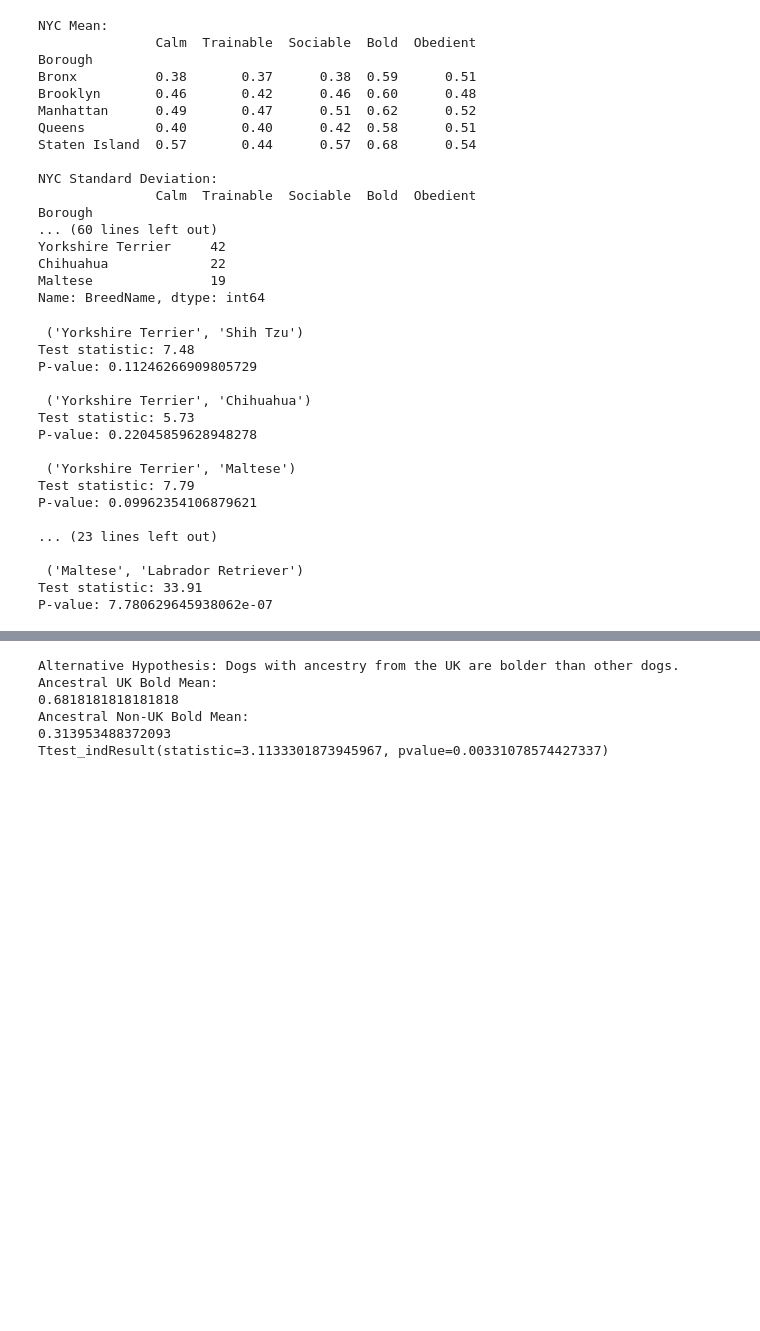
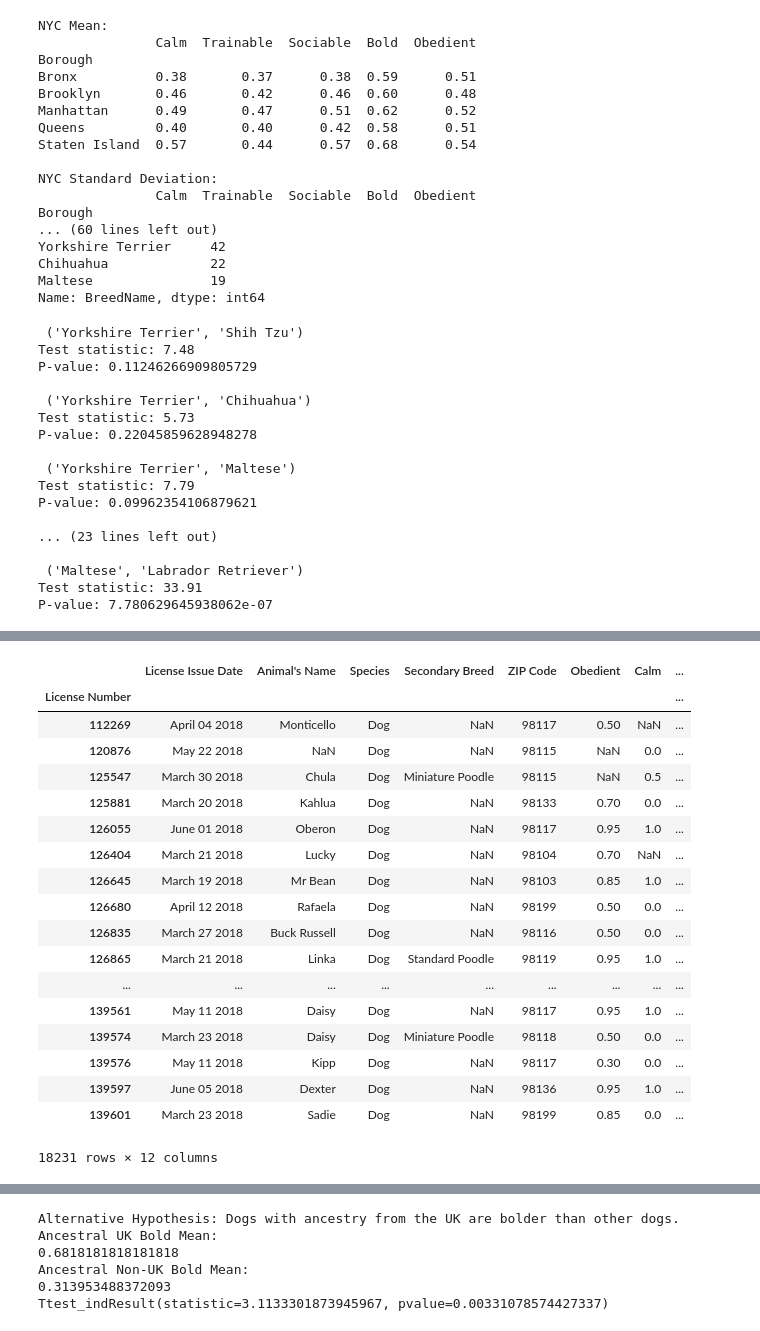
Before and after one commit to Save-All-The-Pets/dog_attributes, a Jupyter notebook: src/analysis.ipynb, the cells around one changed output, grey strips where cells are left out. Cells and saved outputs as stored; diff of their text form; code cells hidden in the pictures; blank space fills up the shorter version.

```diff
--- a/src/analysis.ipynb
+++ b/src/analysis.ipynb
@@ -12,7 +12,7 @@ from statsmodels.stats.multicomp import MultiComparison
 import warnings
 warnings.filterwarnings('ignore')
 
-# pd.options.display.max_rows = 999
+pd.options.display.max_rows = 200
 
 # Import the data
 nyc_registry = pd.read_csv('../dogdata/NYC_Dog_Licensing_Dataset_2016-edit.csv')
@@ -344,3 +335,52 @@ KeyboardInterrupt:
+# %%
+seattle_attrib_pri = seattle_registry.set_index('Primary Breed').join(attrib, how='left')
+seattle_attrib_sec = seattle_registry.set_index('Secondary Breed').join(attrib, how='left')
+
+seattle_attrib_pri.set_index('License Number', inplace=True)
+seattle_attrib_sec.set_index('License Number', inplace=True)
+
+seattle_attrib = seattle_attrib_pri.join(seattle_attrib_sec.drop(columns=['Animal\'s Name','License Issue Date','Species','ZIP Code']),\
+                                         how='left', rsuffix='_sec')
+
+# Didn't do Obedient
+seattle_attrib['Bold2'] = np.where(pd.isnull(seattle_attrib['Bold_sec']), seattle_attrib['Bold'], \
+                                  (seattle_attrib['Bold_sec']))
+seattle_attrib['Bold'] = (seattle_attrib['Bold2'] + seattle_attrib['Bold'])/2
+seattle_attrib['Calm2'] = np.where(pd.isnull(seattle_attrib['Calm_sec']), seattle_attrib['Calm'], \
+                                  (seattle_attrib['Calm_sec']))
+seattle_attrib['Calm'] = (seattle_attrib['Calm2'] + seattle_attrib['Calm'])/2
+seattle_attrib['Trainable2'] = np.where(pd.isnull(seattle_attrib['Trainable_sec']), seattle_attrib['Trainable'], \
+                                  (seattle_attrib['Trainable_sec']))
+seattle_attrib['Trainable'] = (seattle_attrib['Trainable2'] + seattle_attrib['Trainable'])/2
+seattle_attrib['Sociable2'] = np.where(pd.isnull(seattle_attrib['Sociable_sec']), seattle_attrib['Sociable'], \
+                                  (seattle_attrib['Sociable_sec']))
+seattle_attrib['Sociable'] = (seattle_attrib['Sociable2'] + seattle_attrib['Sociable'])/2
+
+
+seattle_attrib.drop(columns=['Bold_sec','Bold2','Sociable_sec','Sociable2','Calm2','Calm_sec','Trainable2'\
+                            ,'Trainable_sec'], inplace=True)
+
+seattle_attrib
+# %% [output]
+|  | License Issue Date | Animal's Name | Species | Secondary Breed | ZIP Code | Obedient | Calm | ... |
+| License Number |  |  |  |  |  |  |  | ... |
+| 112269 | April 04 2018 | Monticello | Dog | NaN | 98117 | 0.50 | NaN | ... |
+| 120876 | May 22 2018 | NaN | Dog | NaN | 98115 | NaN | 0.0 | ... |
+| 125547 | March 30 2018 | Chula | Dog | Miniature Poodle | 98115 | NaN | 0.5 | ... |
+| 125881 | March 20 2018 | Kahlua | Dog | NaN | 98133 | 0.70 | 0.0 | ... |
+| 126055 | June 01 2018 | Oberon | Dog | NaN | 98117 | 0.95 | 1.0 | ... |
+| 126404 | March 21 2018 | Lucky | Dog | NaN | 98104 | 0.70 | NaN | ... |
+| 126645 | March 19 2018 | Mr Bean | Dog | NaN | 98103 | 0.85 | 1.0 | ... |
+| 126680 | April 12 2018 | Rafaela | Dog | NaN | 98199 | 0.50 | 0.0 | ... |
+| 126835 | March 27 2018 | Buck Russell | Dog | NaN | 98116 | 0.50 | 0.0 | ... |
+| 126865 | March 21 2018 | Linka | Dog | Standard Poodle | 98119 | 0.95 | 1.0 | ... |
+| ... | ... | ... | ... | ... | ... | ... | ... | ... |
+| 139561 | May 11 2018 | Daisy | Dog | NaN | 98117 | 0.95 | 1.0 | ... |
+| 139574 | March 23 2018 | Daisy | Dog | Miniature Poodle | 98118 | 0.50 | 0.0 | ... |
+| 139576 | May 11 2018 | Kipp | Dog | NaN | 98117 | 0.30 | 0.0 | ... |
+| 139597 | June 05 2018 | Dexter | Dog | NaN | 98136 | 0.95 | 1.0 | ... |
+| 139601 | March 23 2018 | Sadie | Dog | NaN | 98199 | 0.85 | 0.0 | ... |
+18231 rows × 12 columns
 # %%
 # Show data on NYC, Seattle, Adelaide, and Edmonton
 describe(nyc_attrib, 'NYC')
```
Also changed, not shown: parts of 8 cells of this notebook.
